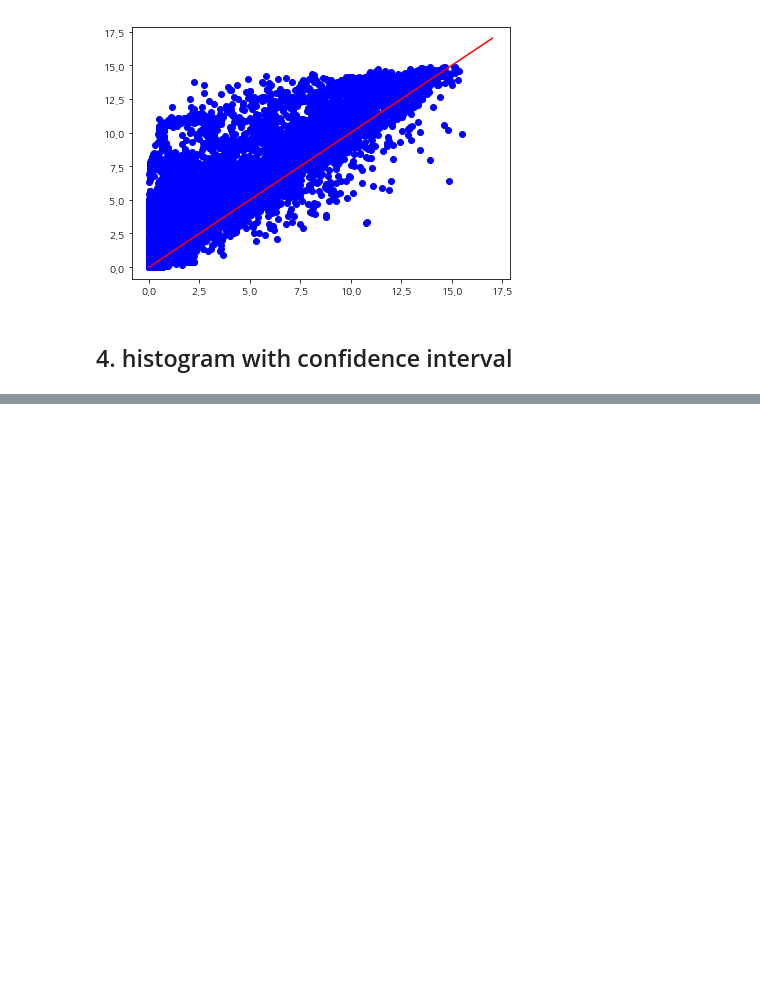
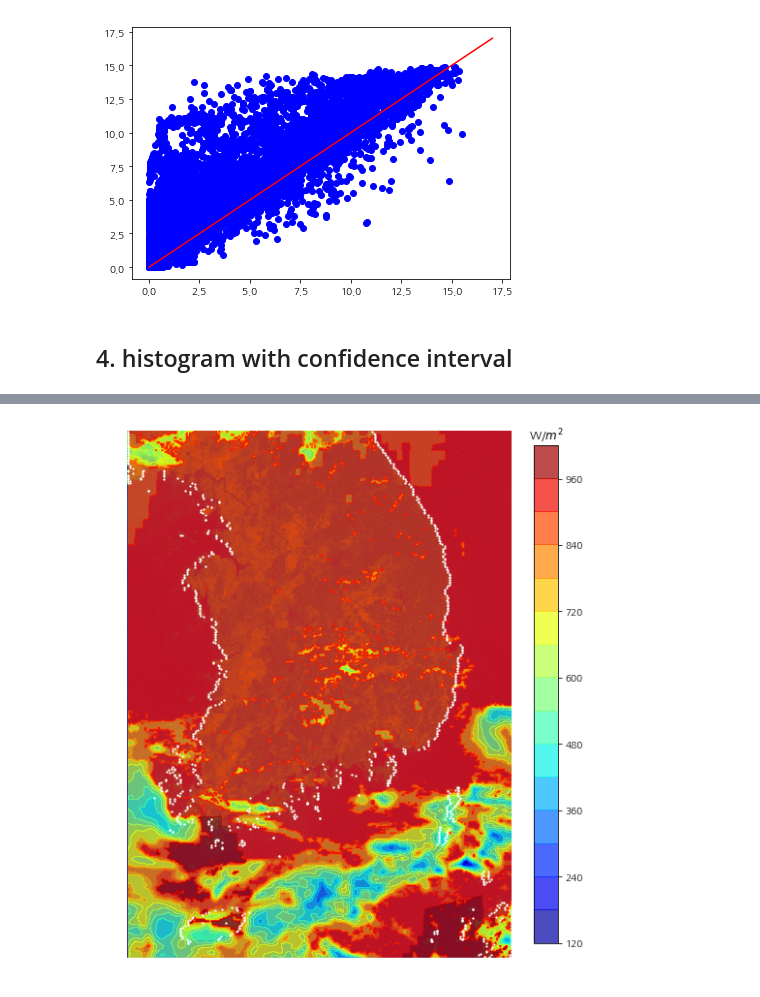
Before and after one commit to youjin2/dev, a Jupyter notebook: plot/matplotlib.ipynb, the cells around one changed output, grey strips where cells are left out. Cells and saved outputs as stored; diff of their text form; code cells hidden in the pictures; blank space fills up the shorter version.

```diff
--- a/plot/matplotlib.ipynb
+++ b/plot/matplotlib.ipynb
@@ -266,0 +276,8 @@ fig.subplots_adjust(right=1.3, top=1.3)
+# %%
+# boundary for south korea
+boundary_idx = [(800, 441), (796, 690), (463, 449), (459, 672)]
+n_lat = 341
+n_lng = 249
+# %%
+# 1st dimension is reverse ordered
+irr = np.array(irr).reshape(n_lat, n_lng)[::-1, :]
@@ -266,0 +336,21 @@ fig.subplots_adjust(right=1.3, top=1.3)
+# %%
+fig, ax = plt.subplots(1, 1)
+fig.set_figheight(10)
+fig.set_figwidth(10)
+ax.imshow(cs)
+ax.axis('off')
+
+# y, x = np.mgrid[l_lat:u_lat, l_lng:u_lng]
+y, x = np.mgrid[range(n_lat), range(n_lng)]
+cb = ax.contourf(x, y, irr, 15, cmap='jet', alpha=0.7)
+
+# coolwarm, jet, RdBu_r
+cbar = fig.colorbar(cb, fraction=0.046, pad=0.04)
+cbar.ax.set_title('W/$m^2$')
+
+# boundary point
+ax.scatter(bx, by, color='white', s=1.5)
+
+plt.show()
+# %% [output]
+[figure, added]
```
Also changed, not shown: parts of 8 cells of this notebook, 6 other files.
